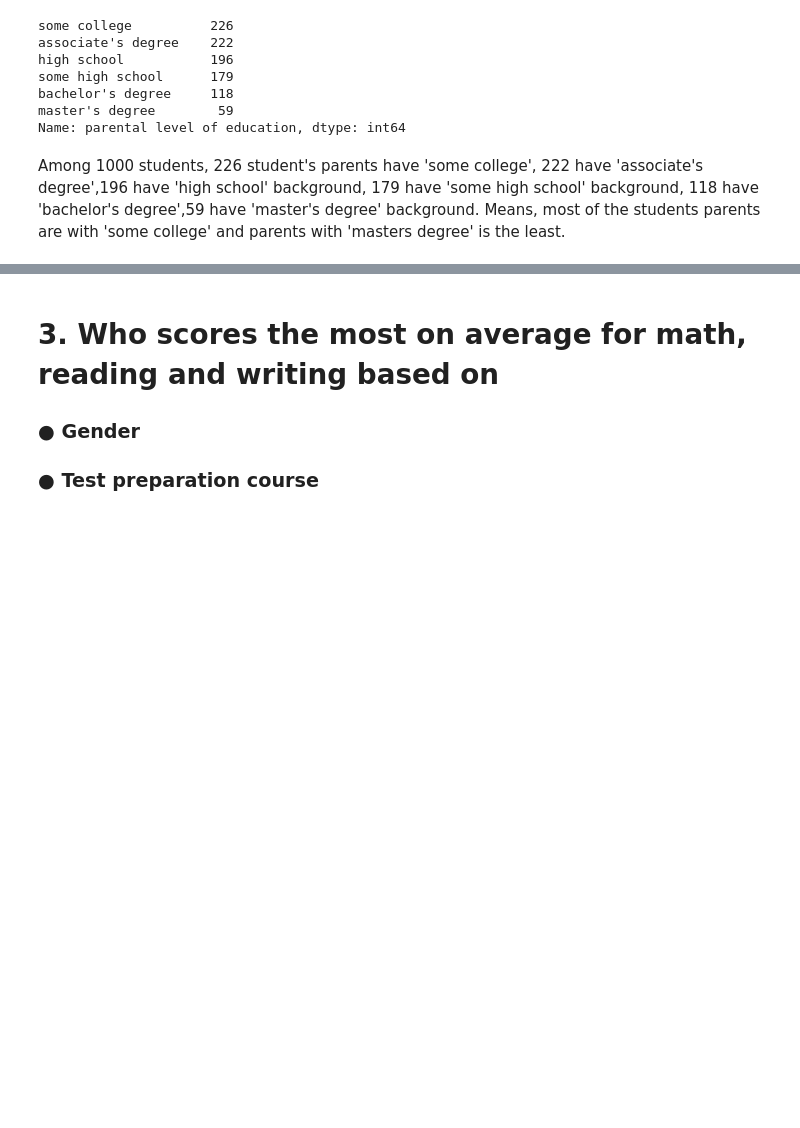
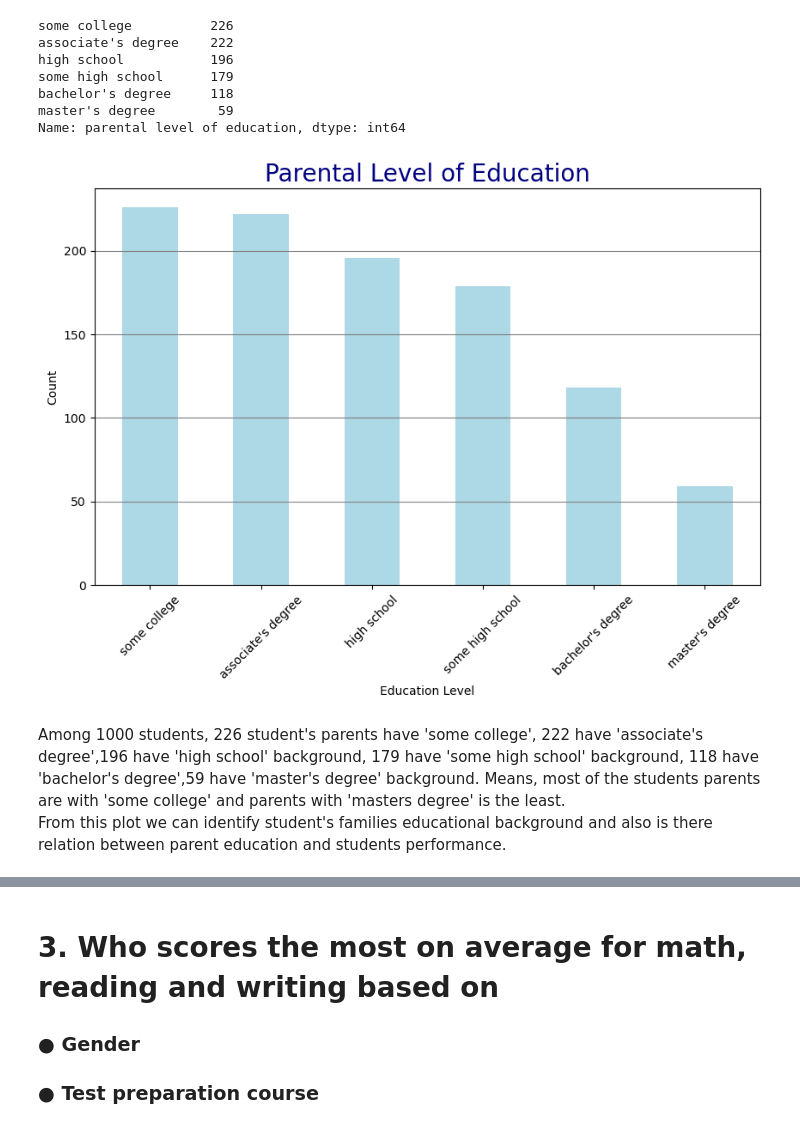
Before and after one commit to rahanaks/ICT_DSA_ASSIGNMENT_3, a Jupyter notebook: ASSIGNMENT 3.ipynb, the cells around one changed output, grey strips where cells are left out. Saved outputs shown, nothing was run; the diff lists cells and outputs as text; code cells hidden in the pictures; blank space fills up the shorter version.

```diff
--- a/ASSIGNMENT 3.ipynb
+++ b/ASSIGNMENT 3.ipynb
@@ -154,6 +193,19 @@ some high school      179
 bachelor's degree     118
 master's degree        59
 Name: parental level of education, dtype: int64
+# %%
+parent_education_counts = data['parental level of education'].value_counts()
+plt.figure(figsize=(10, 6))
+parent_education_counts.plot.bar(color='lightblue')
+plt.title("Parental Level of Education", size=20, color='navy')
+plt.xlabel("Education Level")
+plt.ylabel("Count")
+plt.xticks(rotation=45)
+plt.grid(color='gray', axis='y')
+plt.show()
+# %% [output]
+[figure, added]
 # %% [markdown]
 Among 1000 students, 226 student's parents have 'some college', 222 have 'associate's degree',196 have 'high school' background, 179 have 'some high school' background, 118 have 'bachelor's degree',59 have 'master's degree' background.
 Means, most of the students parents are with 'some college' and parents with 'masters degree' is the least.
+From this plot we can identify student's families educational background and also is there relation between parent education and students performance.
```
Also changed, not shown: parts of 81 cells of this notebook.
